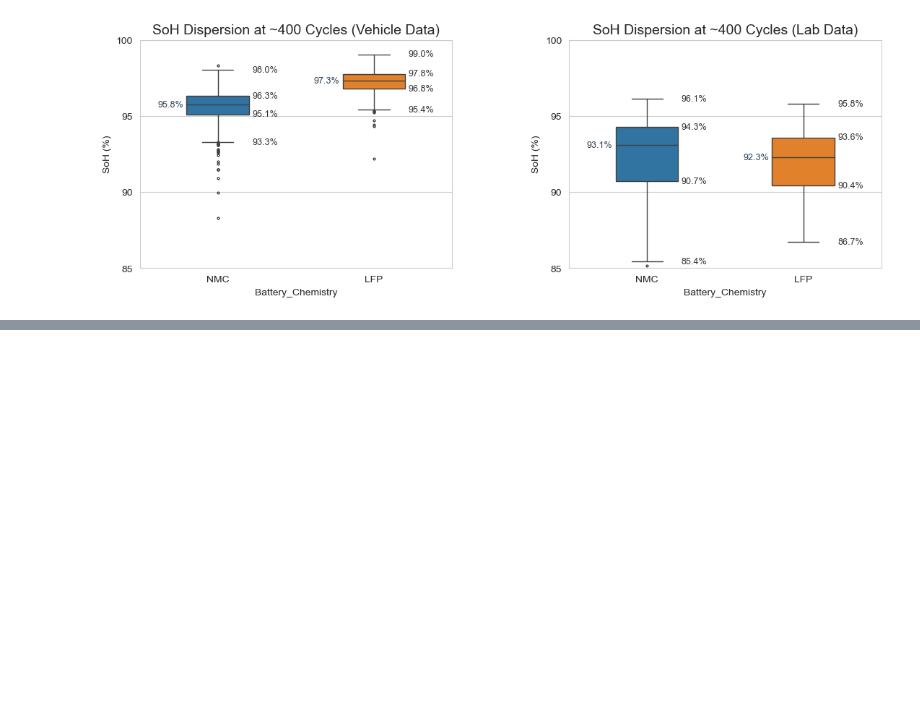
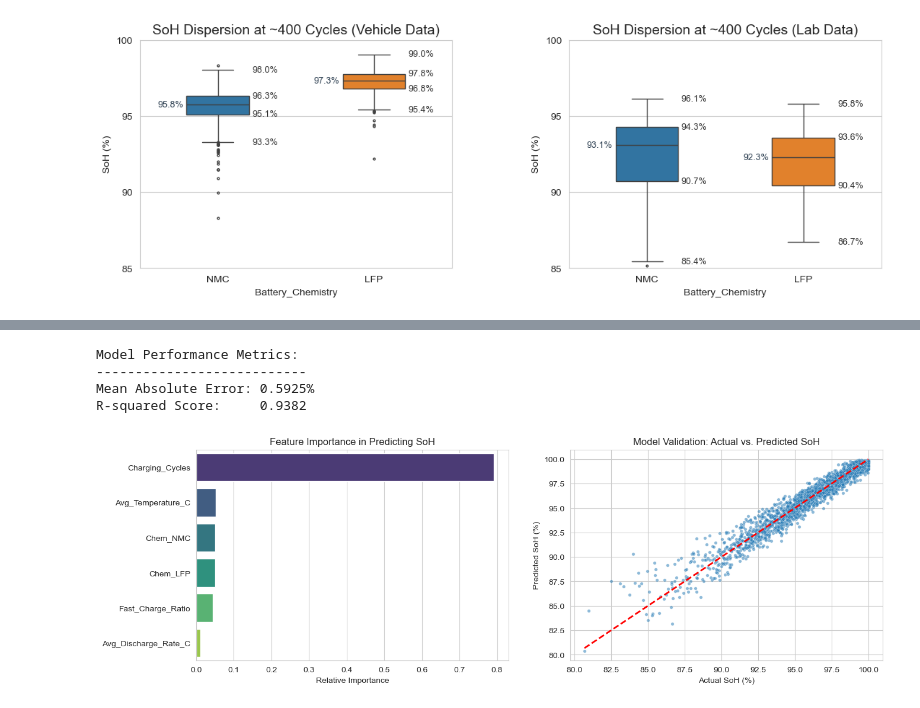
Before and after one commit to Ivan-Pelovski/Data-Science, a Jupyter notebook: NMC-vs-LFP.ipynb, the cells around one changed output, grey strips where cells are left out. Saved outputs shown, nothing was run; the diff lists cells and outputs as text; code cells hidden in the pictures; blank space fills up the shorter version.

```diff
--- a/NMC-vs-LFP.ipynb
+++ b/NMC-vs-LFP.ipynb
@@ -768,0 +926,55 @@ Comparing the low-fidelity synthetic fleet data with the physics-informed synthe
+# %%
+# 1. Prepare Features (X) and Target (y)
+features = ['Charging_Cycles', 'Avg_Temperature_C', 'Fast_Charge_Ratio', 'Avg_Discharge_Rate_C']
+X = vehicle_data[features]
+y = vehicle_data['SoH (%)']
+
+# Convert categorical data (Chemistry) to numerical using One-Hot Encoding
+X = pd.concat([X, pd.get_dummies(vehicle_data['Battery_Chemistry'], prefix='Chem')], axis=1)
+
+# 2. Split into Training and Testing sets (80/20)
+X_train, X_test, y_train, y_test = train_test_split(X, y, test_size=0.2, random_state=42)
+
+# 3. Initialize and Train the Model
+model = RandomForestRegressor(n_estimators=100, random_state=42)
+model.fit(X_train, y_train)
+
+# 4. Make Predictions and Validate
+y_pred = model.predict(X_test)
+
+# 5. Output Metrics
+mae = mean_absolute_error(y_test, y_pred)
+r2 = r2_score(y_test, y_pred)
+
+print(f"Model Performance Metrics:")
+print(f"---------------------------")
+print(f"Mean Absolute Error: {mae:.4f}%")
+print(f"R-squared Score:     {r2:.4f}")
+
+# 6. Visualizations: Feature Importance & Actual vs. Predicted
+fig, axes = plt.subplots(1, 2, figsize=(14, 5))
+
+# Plot A: Feature Importances
+importances = pd.DataFrame({'Feature': X.columns, 'Importance': model.feature_importances_})
+importances = importances.sort_values(by='Importance', ascending=False)
+sns.barplot(ax=axes[0], data=importances, x='Importance', y='Feature', palette='viridis', hue='Feature', legend=False)
+axes[0].set_title('Feature Importance in Predicting SoH', fontsize=12)
+axes[0].set_xlabel('Relative Importance')
+axes[0].set_ylabel('')
+
+# Plot B: Actual vs Predicted SoH
+sns.scatterplot(ax=axes[1], x=y_test, y=y_pred, alpha=0.5, color='#1f77b4', s=15)
+# Plot the perfect prediction diagonal line
+axes[1].plot([y_test.min(), y_test.max()], [y_test.min(), y_test.max()], 'r--', lw=2)
+axes[1].set_title('Model Validation: Actual vs. Predicted SoH', fontsize=12)
+axes[1].set_xlabel('Actual SoH (%)')
+axes[1].set_ylabel('Predicted SoH (%)')
+
+plt.tight_layout(pad=3.0)
+plt.show()
+# %% [output]
+Model Performance Metrics:
+---------------------------
+Mean Absolute Error: 0.5925%
+R-squared Score:     0.9382
+[figure, added]
```
Also changed, not shown: parts of 14 cells of this notebook.
